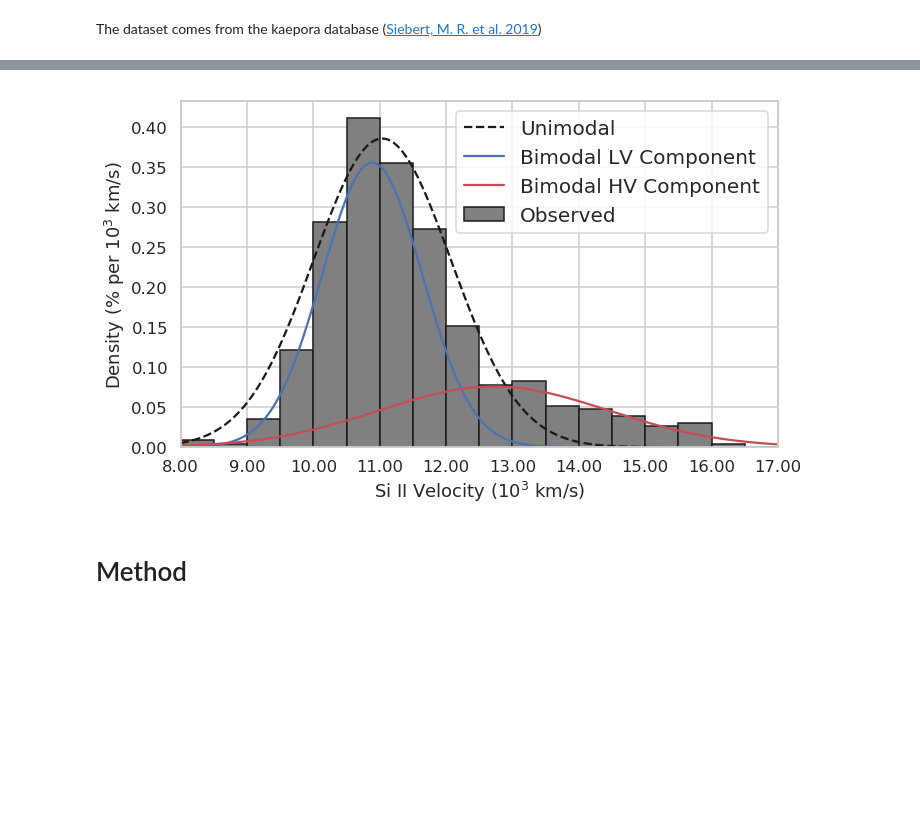
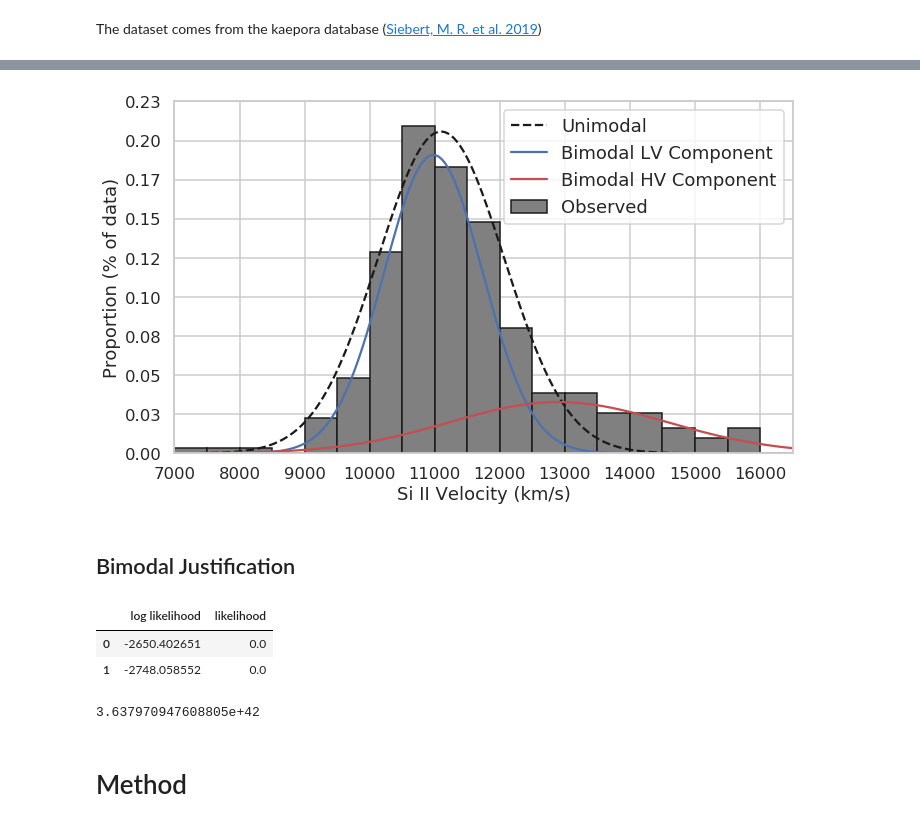
Before and after one commit to ketozhang/ejecta-velocities-of-type-Ia-supernovae, a Jupyter notebook: simulation.ipynb, the cells around one changed output, grey strips where cells are left out. Cells and saved outputs as stored; diff of their text form; code cells hidden in the pictures; blank space fills up the shorter version.

```diff
--- a/simulation.ipynb
+++ b/simulation.ipynb
@@ -8,6 +8,7 @@ import sqlite3
 sns.set(context='talk', style='whitegrid', color_codes=True)
 # %%
 mpl.rcParams['figure.figsize'] = (10,6)
+mpl.rcParams['legend.fontsize'] = 18
 # %% [markdown]
 # Preamble
 # %% [markdown]
@@ -128,0 +24,5 @@ plt.title('Kaepora');
+# %%
+from dataloader import import_kaepora
+
+sn_data = import_kaepora()
+sn_data.head()
@@ -129,39 +37,72 @@ plt.title('Kaepora');
 # %%
-from dataloader import import_all_data
 from scipy.optimize import curve_fit
-
-sn_data = import_all_data()
+from models import *
 
 x = sn_data['v_siII']
-bins = np.arange(8, 17.5, 0.5)
+bins = np.arange(7000, 17000, 500)
 plt.hist(x, density=True, bins=bins, color='gray', fill=True, edgecolor='k', joinstyle='miter', label='Observed')
 
 # Unimodal Gaussian
 xrange = np.linspace(bins.min(), bins.max(), 200)
-ydata, xdata = np.histogram(x, bins=np.arange(0.8, 1.75, 0.1) * 10, density=True)
+ydata, xdata = np.histogram(x, bins=bins, density=True)
 xdata = (xdata[:-1] + xdata[1:]) / 2
 opt, cov = curve_fit(gaussian, xdata, ydata, p0=[np.mean(x), np.std(x)])
+np.savetxt('unimodal_params.csv', opt, delimiter=',')
 plt.plot(xrange, gaussian(xrange, *opt), '--', color='k', label='Unimodal')
 
 # Bimodal Gaussian
-opt, cov = curve_fit(bimodal_gaussian, xdata, ydata, p0=[11, 1, 15, 1, 0.5])
+opt, cov = curve_fit(bimodal_gaussian, xdata, ydata, p0=[11000., np.std(x)/2, 15000., np.std(x)*2, 0.5])
+np.savetxt('bimodal_params.csv', opt, delimiter=',')
 # plt.plot(xrange, bimodal_gaussian(xrange, *opt), color='gray', label='Bimodal')
 plt.plot(xrange, opt[4]*gaussian(xrange, *opt[0:2]), 'b', label='Bimodal LV Component')
 plt.plot(xrange, (1-opt[4])*gaussian(xrange, *opt[2:4]), 'r', label='Bimodal HV Component')
 
 # Plot config
-plt.xticks(bins[::2], [f'{tick:.2f}' for tick in bins[::2]])
+plt.xticks(bins[::2], [f'{tick:.0f}' for tick in bins[::2]])
 plt.xlim(bins.min(), bins.max())
-plt.legend(fontsize=20)
-plt.xlabel('Si II Velocity ($10^3$ km/s)')
-plt.ylabel('Density (% per $10^3$ km/s)')
+plt.yticks(plt.yticks()[0], [f'{tick:.2f}' for tick in plt.yticks()[0]*500])
+plt.legend(loc='upper right')
+plt.xlabel('Si II Velocity (km/s)')
+plt.ylabel('Proportion (% of data)')
 
 # Save results
 plt.tight_layout()
 plt.savefig('velocity_dist.png', orientation='landscape', format='png', dpi=600)
-np.savetxt('bimodal_params.csv', opt, delimiter=',')
 # %% [output]
-[figure, old version]
+[figure, new version]
+# %% [markdown]
+## Bimodal Justification
+# %%
+unimodal_params = np.loadtxt('unimodal_params.csv', delimiter='csv')
+bimodal_params = np.loadtxt('bimodal_params.csv', delimiter='csv')
+
+def lnlike(params, x):
+    """Returns the negative log likelihood of multimodal gaussian"""
+    if len(params) == 2:
+        ps = np.log(gaussian(x, *params))
+    elif len(params) == 5:
+        ps = np.log(bimodal_gaussian(x, *params))
+    else:
+        raise NotImplementedError()
+
+    return np.sum(ps)
+
+blnl, slnl = lnlike(bimodal_params, sn_data['v_siII']), lnlike(unimodal_params, sn_data['v_siII'])
+pd.DataFrame(
+    [
+        [blnl, slnl],
+        [np.exp(blnl), np.exp(slnl)]
+    ],
+    index=['log likelihood', 'likelihood']
+).T
+# %% [output]
+|  | log likelihood | likelihood |
+| 0 | -2650.402651 | 0.0 |
+| 1 | -2748.058552 | 0.0 |
+# %%
+np.exp(-2650+2748)
+# %% [output]
+3.637970947608805e+42
 # %% [markdown]
 # Method
 # %% [markdown]
```
Also changed, not shown: parts of 16 cells of this notebook, 24 other files.
